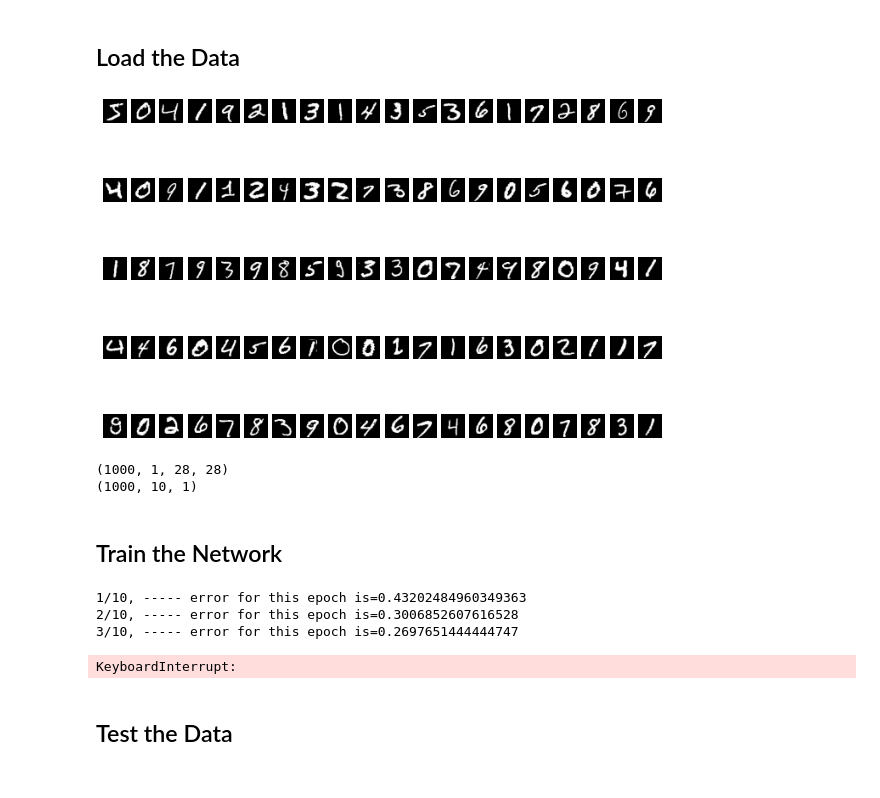
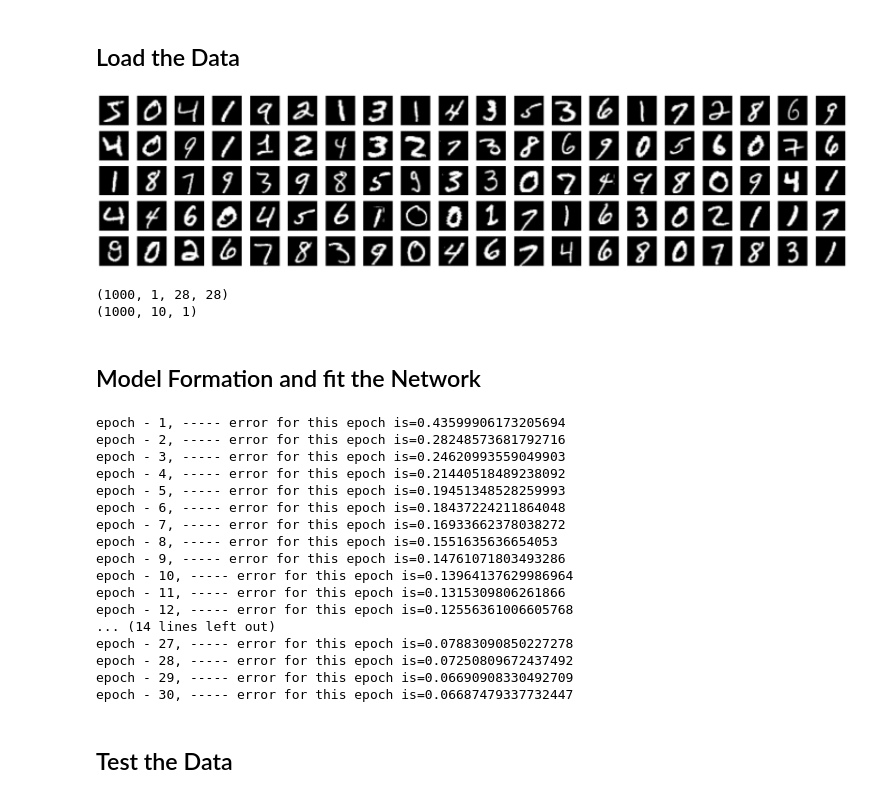
Before and after one commit to divyanx/Machine-Learning-Tasks, a Jupyter notebook: Assignment-04/CNN/07-08-09-CNN.ipynb, the cells around one changed output. Saved outputs shown, nothing was run; the diff lists cells and outputs as text; code cells hidden in the pictures.

```diff
--- a/Assignment-04/CNN/07-08-09-CNN.ipynb
+++ b/Assignment-04/CNN/07-08-09-CNN.ipynb
@@ -94,16 +108,16 @@ x_train, y_train = preprocess_data(x_train, y_train, 1000)
 x_test, y_test = preprocess_data(x_test, y_test, 200)
 # %%
-#show first 20 images present in x_train
+#show first 20 images present in x_fit
 
 
-fig = plt.figure(figsize=(10, 7))
+fig = plt.figure(figsize=(30, 7))
 
 for i in range(100):
     fig.add_subplot(5, 20, i+1)
     plt.imshow(data[0][0][i], 'gray')
     plt.axis('off')
 
 plt.show()
 # %% [output]
-[figure, old version]
+[figure, new version]
 # %%
@@ -114,4 +128,4 @@ print(y_train.shape)
 (1000, 1, 28, 28)
 (1000, 10, 1)
 # %% [markdown]
-## Train the Network
+## Model Formation and fit the Network
@@ -133,19 +159,33 @@ CNN = [
 # %%
-# train
-train(
+# fit
+fit(
     CNN,
+    #add the loss function
     cross_entropy,
-    cross_entropy_prime,
-    x_train,
-    y_train,
-    epochs=10,
+    cross_entropy_derivative,
+    x_fit,
+    y_fit,
+    epochs=30,
     learning_rate=0.1
 )
 # %% [output]
-1/10, ----- error for this epoch is=0.43202484960349363
-2/10, ----- error for this epoch is=0.3006852607616528
-3/10, ----- error for this epoch is=0.2697651444444747
+epoch - 1, ----- error for this epoch is=0.43599906173205694
+epoch - 2, ----- error for this epoch is=0.28248573681792716
+epoch - 3, ----- error for this epoch is=0.24620993559049903
+epoch - 4, ----- error for this epoch is=0.21440518489238092
+epoch - 5, ----- error for this epoch is=0.19451348528259993
+epoch - 6, ----- error for this epoch is=0.18437224211864048
+epoch - 7, ----- error for this epoch is=0.16933662378038272
+epoch - 8, ----- error for this epoch is=0.1551635636654053
+epoch - 9, ----- error for this epoch is=0.14761071803493286
+epoch - 10, ----- error for this epoch is=0.13964137629986964
+epoch - 11, ----- error for this epoch is=0.1315309806261866
+epoch - 12, ----- error for this epoch is=0.12556361006605768
+... (14 lines left out)
+epoch - 27, ----- error for this epoch is=0.07883090850227278
+epoch - 28, ----- error for this epoch is=0.07250809672437492
+epoch - 29, ----- error for this epoch is=0.06690908330492709
+epoch - 30, ----- error for this epoch is=0.06687479337732447
-KeyboardInterrupt:
 # %% [markdown]
 ## Test the Data
 # %%
```
Also changed, not shown: parts of 11 cells of this notebook, 4 other files.
